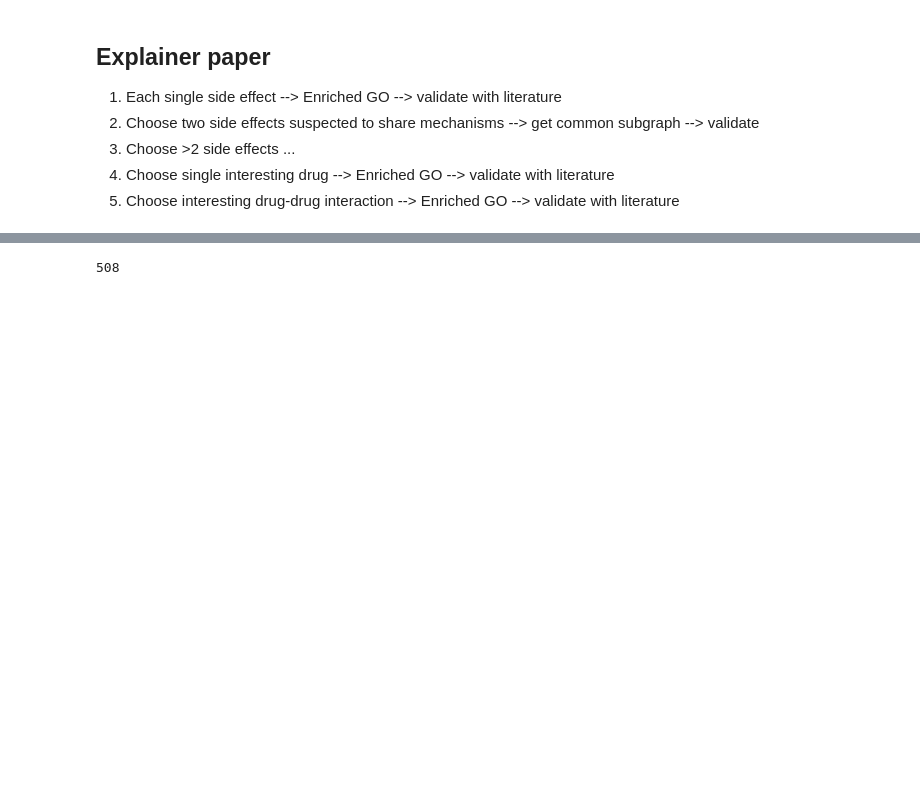
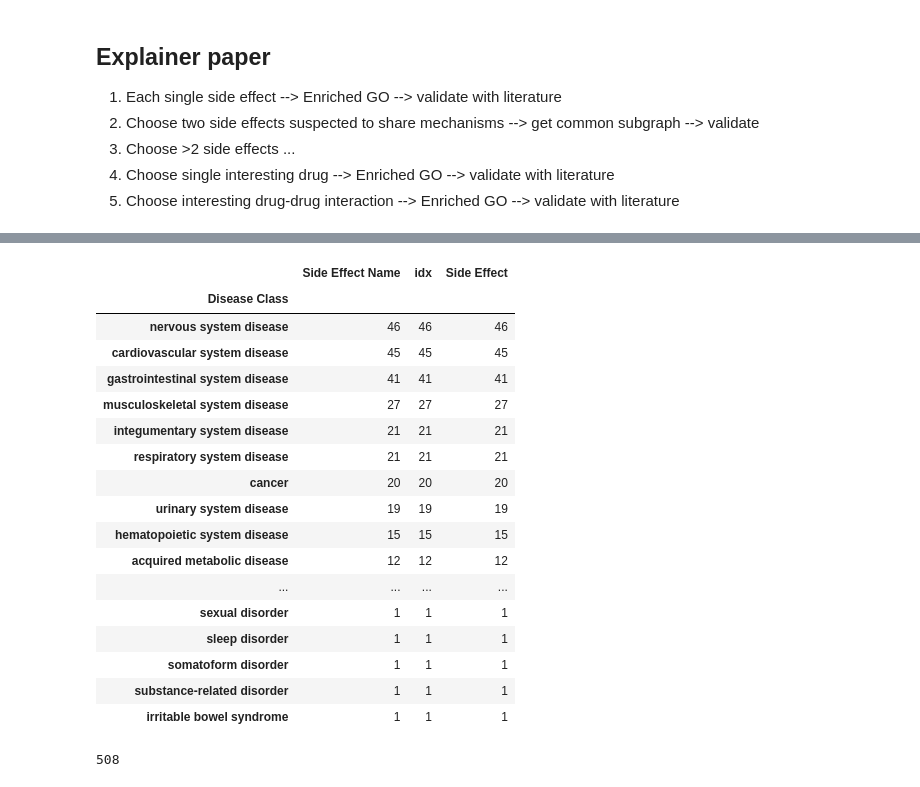
Before and after one commit to NYXFLOWER/APRILE-Exp, a Jupyter notebook: analysis.ipynb, the cells around one changed output, grey strips where cells are left out. Saved outputs shown, nothing was run; the diff lists cells and outputs as text; code cells hidden in the pictures; blank space fills up the shorter version.

```diff
--- a/analysis.ipynb
+++ b/analysis.ipynb
@@ -41,3 +129,24 @@ with open('/home/laurence/git/posepath/PoSe-Path-3.0/data/tipexp_data.pkl','rb')
+# %%
+df_ses.groupby('Disease Class').count().sort_values('Side Effect', ascending=False)
+# %% [output]
+|  | Side Effect Name | idx | Side Effect |
+| Disease Class |  |  |  |
+| nervous system disease | 46 | 46 | 46 |
+| cardiovascular system disease | 45 | 45 | 45 |
+| gastrointestinal system disease | 41 | 41 | 41 |
+| musculoskeletal system disease | 27 | 27 | 27 |
+| integumentary system disease | 21 | 21 | 21 |
+| respiratory system disease | 21 | 21 | 21 |
+| cancer | 20 | 20 | 20 |
+| urinary system disease | 19 | 19 | 19 |
+| hematopoietic system disease | 15 | 15 | 15 |
+| acquired metabolic disease | 12 | 12 | 12 |
+| ... | ... | ... | ... |
+| sexual disorder | 1 | 1 | 1 |
+| sleep disorder | 1 | 1 | 1 |
+| somatoform disorder | 1 | 1 | 1 |
+| substance-related disorder | 1 | 1 | 1 |
+| irritable bowel syndrome | 1 | 1 | 1 |
 # %%
 mapping.side_effect_name_to_idx['Arrhythmia']
 # %% [output]
```
Also changed, not shown: parts of 9 cells of this notebook.
